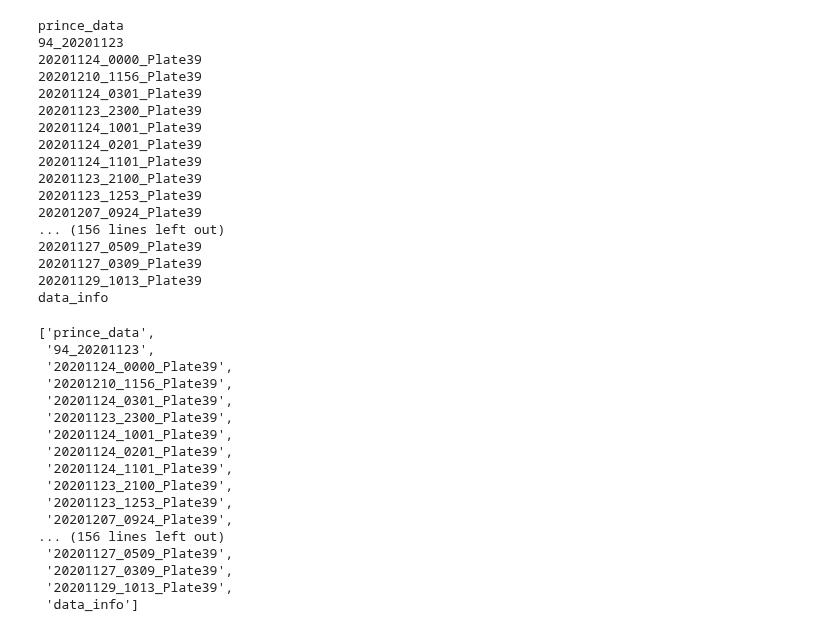
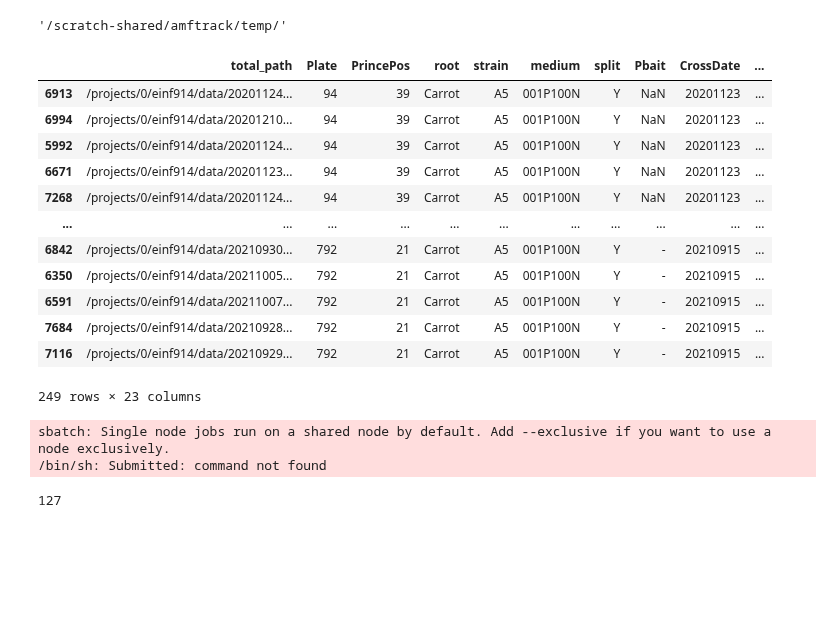
Before and after one commit to Cocopyth/AMFtrack, a Jupyter notebook: amftrack/transfer/dev/test_bar.ipynb, the cells around one changed output. Cells and saved outputs as stored; diff of their text form; code cells hidden in the pictures; blank space fills up the shorter version.

```diff
--- a/amftrack/transfer/dev/test_bar.ipynb
+++ b/amftrack/transfer/dev/test_bar.ipynb
@@ -46,23 +40,0 @@ API = str(np.load(os.getenv('HOME')+'/pycode/API_drop.npy'))
-# %%
-dbx = dropbox.Dropbox(API)
-response = dbx.files_list_folder("",recursive = True)
-for file in response.entries:
-    print (file.name.split(".")[0])
-# %% [output]
-prince_data
-94_20201123
-20201124_0000_Plate39
-20201210_1156_Plate39
-20201124_0301_Plate39
-20201123_2300_Plate39
-20201124_1001_Plate39
-20201124_0201_Plate39
-20201124_1101_Plate39
-20201123_2100_Plate39
-20201123_1253_Plate39
-20201207_0924_Plate39
-... (156 lines left out)
-20201127_0509_Plate39
-20201127_0309_Plate39
-20201129_1013_Plate39
-data_info
@@ -71,30 +41,20 @@ list_dir = [file.name.split(".")[0] for file in response.entries]
-# %%
-list_dir
-# %% [output]
-['prince_data',
- '94_20201123',
- '20201124_0000_Plate39',
- '20201210_1156_Plate39',
- '20201124_0301_Plate39',
- '20201123_2300_Plate39',
- '20201124_1001_Plate39',
- '20201124_0201_Plate39',
- '20201124_1101_Plate39',
- '20201123_2100_Plate39',
- '20201123_1253_Plate39',
- '20201207_0924_Plate39',
-... (156 lines left out)
- '20201127_0509_Plate39',
- '20201127_0309_Plate39',
- '20201129_1013_Plate39',
- 'data_info']
-# %%
-def get_current_folders(directory,dropbox = False):
-    plate_info = get_data_info()
-    if dropbox:
-        dbx = dropbox.Dropbox(API)
-        response = dbx.files_list_folder("",recursive = True)
-        list_dir = [file.name.split(".")[0] for file in response.entries]
-    else:
-        listdir = os.listdir(directory)
-    return(plate_info.loc[np.isin(plate_info['folder'],listdir)&(plate_info['total_path']==directory)])
+# %%
+os.getenv('TEMP')
+# %% [output]
+'/scratch-shared/amftrack/temp/'
+# %%
+get_current_folders('dropbox')
+# %% [output]
+|  | total_path | Plate | PrincePos | root | strain | medium | split | Pbait | CrossDate | ... |
+| 6913 | /projects/0/einf914/data/20201124... | 94 | 39 | Carrot | A5 | 001P100N | Y | NaN | 20201123 | ... |
+| 6994 | /projects/0/einf914/data/20201210... | 94 | 39 | Carrot | A5 | 001P100N | Y | NaN | 20201123 | ... |
+| 5992 | /projects/0/einf914/data/20201124... | 94 | 39 | Carrot | A5 | 001P100N | Y | NaN | 20201123 | ... |
+| 6671 | /projects/0/einf914/data/20201123... | 94 | 39 | Carrot | A5 | 001P100N | Y | NaN | 20201123 | ... |
+| 7268 | /projects/0/einf914/data/20201124... | 94 | 39 | Carrot | A5 | 001P100N | Y | NaN | 20201123 | ... |
+| ... | ... | ... | ... | ... | ... | ... | ... | ... | ... | ... |
+| 6842 | /projects/0/einf914/data/20210930... | 792 | 21 | Carrot | A5 | 001P100N | Y | - | 20210915 | ... |
+| 6350 | /projects/0/einf914/data/20211005... | 792 | 21 | Carrot | A5 | 001P100N | Y | - | 20210915 | ... |
+| 6591 | /projects/0/einf914/data/20211007... | 792 | 21 | Carrot | A5 | 001P100N | Y | - | 20210915 | ... |
+| 7684 | /projects/0/einf914/data/20210928... | 792 | 21 | Carrot | A5 | 001P100N | Y | - | 20210915 | ... |
+| 7116 | /projects/0/einf914/data/20210929... | 792 | 21 | Carrot | A5 | 001P100N | Y | - | 20210915 | ... |
+249 rows × 23 columns
@@ -100,0 +66,6 @@ def get_current_folders(directory,dropbox = False):
+# %%
+call(f"$(sbatch {path_job})", shell=True)
+# %% [output]
+sbatch: Single node jobs run on a shared node by default. Add --exclusive if you want to use a node exclusively.
+/bin/sh: Submitted: command not found
+127
```
Also changed, not shown: parts of 8 cells of this notebook, 6 other files.
